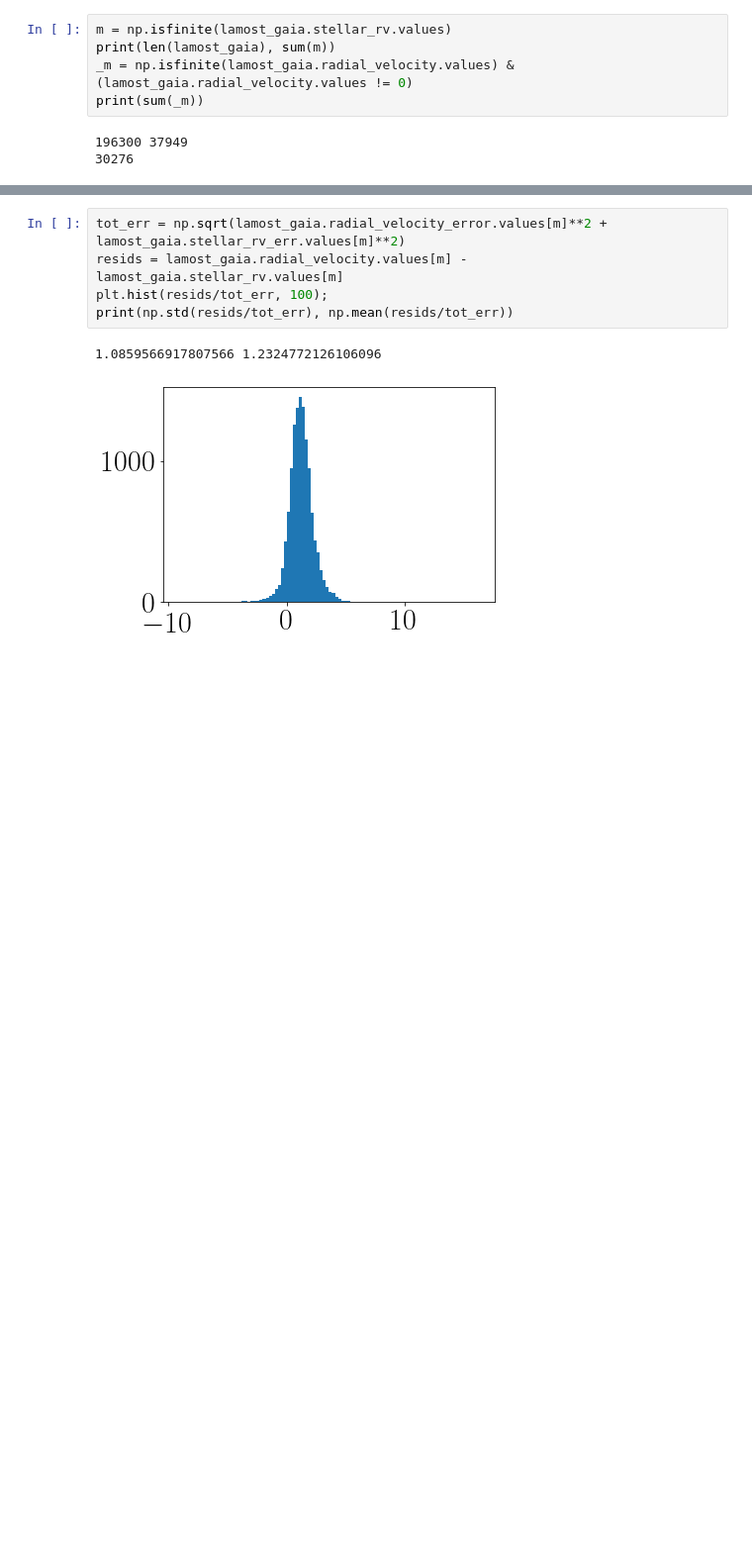
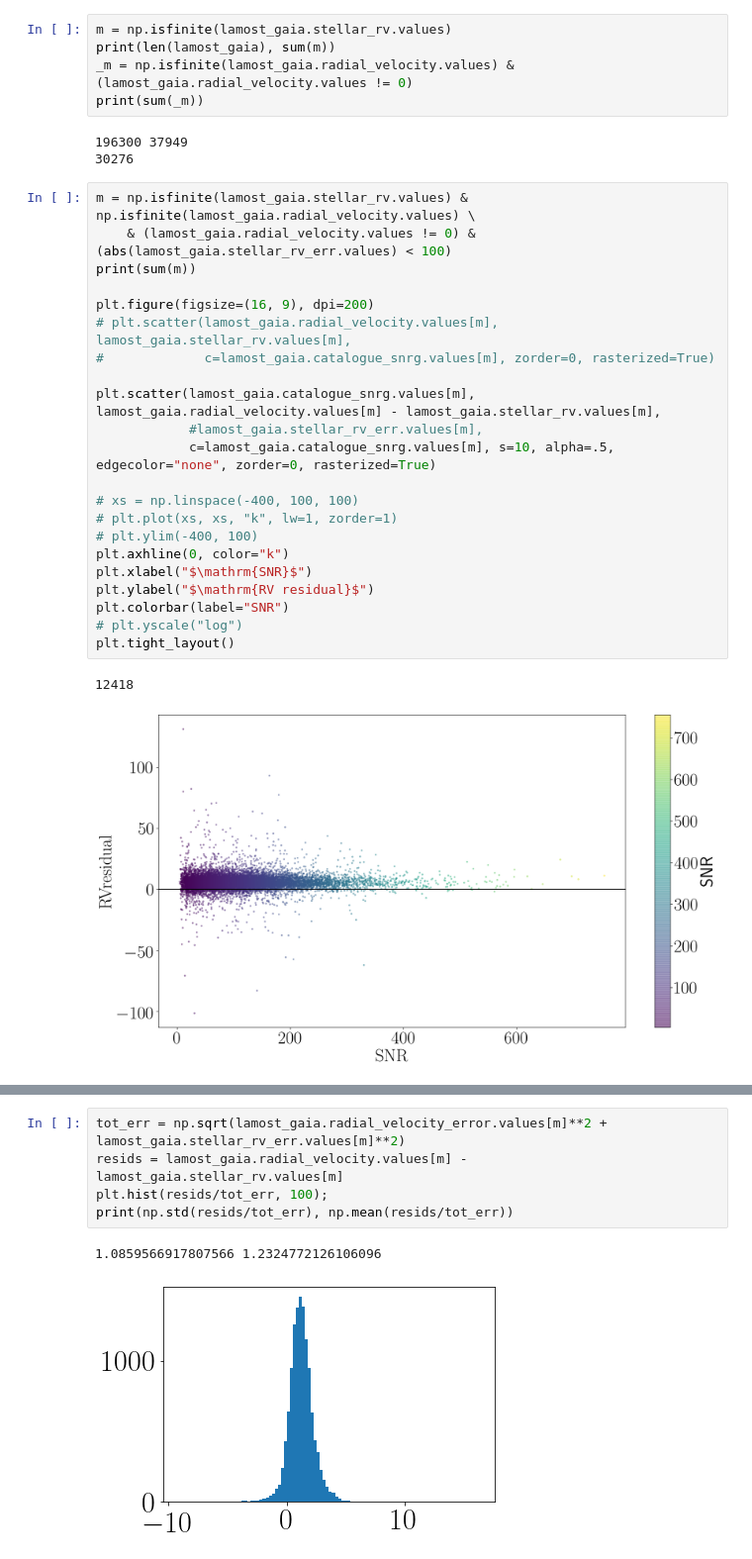
Before and after one commit to RuthAngus/kepler_kinematics, a Jupyter notebook: notebooks/Examining_the_LAMOST_crossmatch.ipynb, the cells around one changed output, grey strips where cells are left out. Shown at 99% size. Saved outputs shown, nothing was run; the diff lists cells and outputs as text; blank space fills up the shorter version.

```diff
--- a/notebooks/Examining_the_LAMOST_crossmatch.ipynb
+++ b/notebooks/Examining_the_LAMOST_crossmatch.ipynb
@@ -62,6 +51,31 @@ print(sum(_m))
 # %% [output]
 196300 37949
 30276
+# %%
+m = np.isfinite(lamost_gaia.stellar_rv.values) & np.isfinite(lamost_gaia.radial_velocity.values) \
+    & (lamost_gaia.radial_velocity.values != 0) & (abs(lamost_gaia.stellar_rv_err.values) < 100)
+print(sum(m))
+
+plt.figure(figsize=(16, 9), dpi=200)
+# plt.scatter(lamost_gaia.radial_velocity.values[m], lamost_gaia.stellar_rv.values[m],
+#             c=lamost_gaia.catalogue_snrg.values[m], zorder=0, rasterized=True)
+
+plt.scatter(lamost_gaia.catalogue_snrg.values[m], lamost_gaia.radial_velocity.values[m] - lamost_gaia.stellar_rv.values[m],
+            #lamost_gaia.stellar_rv_err.values[m],
+            c=lamost_gaia.catalogue_snrg.values[m], s=10, alpha=.5, edgecolor="none", zorder=0, rasterized=True)
+
+# xs = np.linspace(-400, 100, 100)
+# plt.plot(xs, xs, "k", lw=1, zorder=1)
+# plt.ylim(-400, 100)
+plt.axhline(0, color="k")
+plt.xlabel("$\mathrm{SNR}$")
+plt.ylabel("$\mathrm{RV residual}$")
+plt.colorbar(label="SNR")
+# plt.yscale("log")
+plt.tight_layout()
+# %% [output]
+12418
+[figure, added]
 # %%
 plotpar = {'axes.labelsize': 30,
                   'font.size': 22,
```
Also changed, not shown: parts of 7 cells of this notebook.
